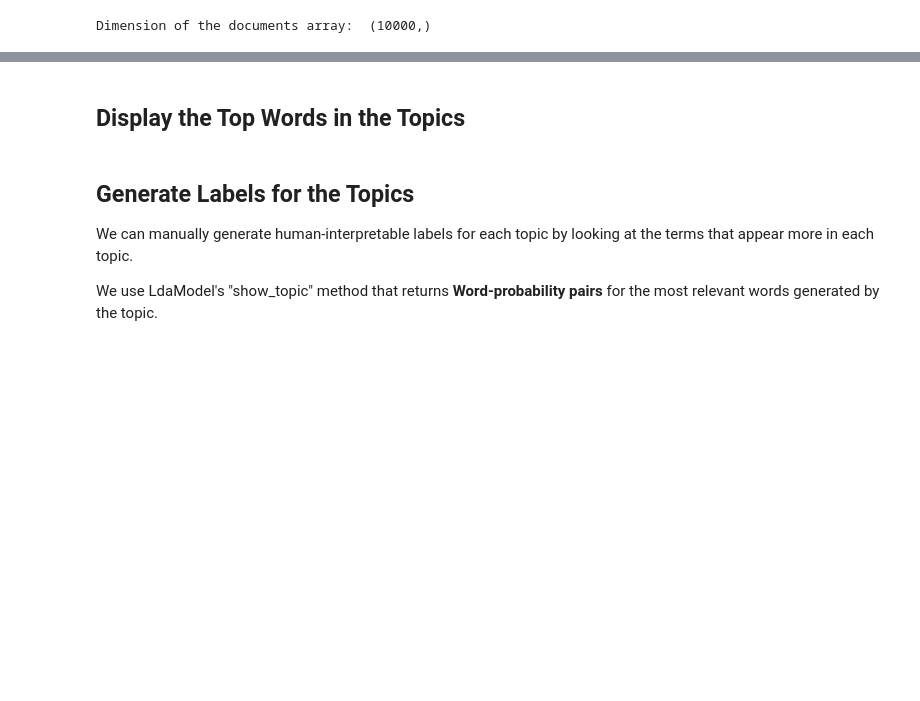
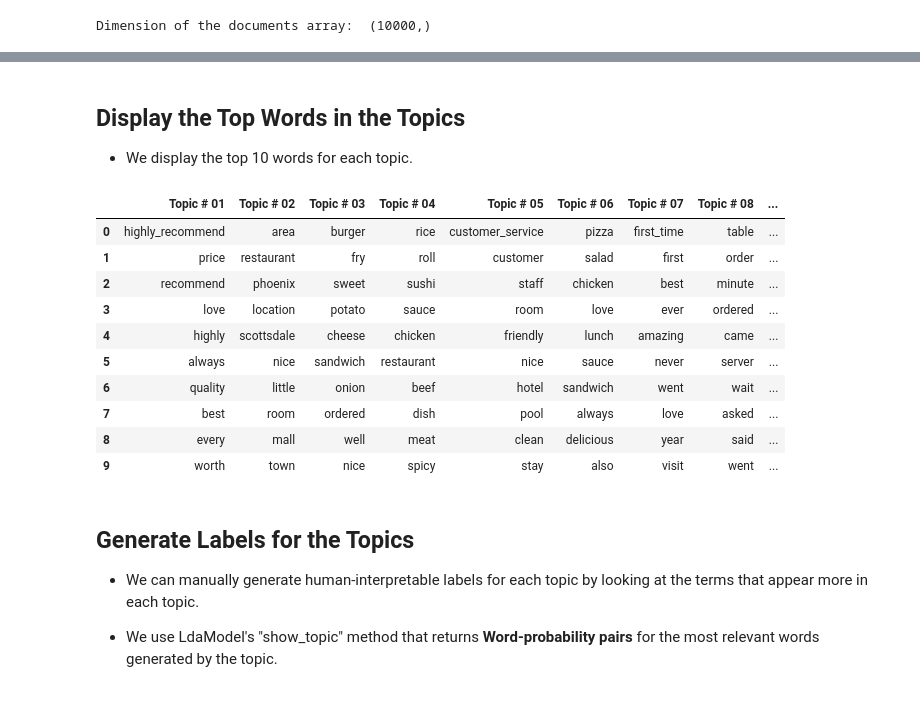
Before and after one commit to rojinadeuja/Yelp_Data_Modelling, a Jupyter notebook: 02_topic_modelling_with_LDA.ipynb, the cells around one changed output, grey strips where cells are left out. Saved outputs shown, nothing was run; the diff lists cells and outputs as text; code cells hidden in the pictures; blank space fills up the shorter version.

Commit message:
Added description and changed model parameters

```diff
--- a/02_topic_modelling_with_LDA.ipynb
+++ b/02_topic_modelling_with_LDA.ipynb
@@ -174,8 +191,8 @@ We find all the combinations of Bigrams and Trigrams. Then, we keep only the fre
 # %%
 from gensim.models import Phrases
 
-bigram = Phrases(docs, min_count=300) # Add bigrams (if appears 300 times or more)
-trigram = Phrases(bigram[docs], min_count=300) # Add trigrams (if appears 300 times or more)
+bigram = Phrases(docs, min_count=200) # Add bigrams (if appears 300 times or more)
+trigram = Phrases(bigram[docs], min_count=200) # Add trigrams (if appears 300 times or more)
 
 for idx in range(len(docs)):
     for token in bigram[docs[idx]]:
@@ -205,3 +221,0 @@ Number of unique words in initital documents: 26643
-# %%
-for i in range (0 , 100):
-    print(dictionary[i]) #View first 100 words in the dictionary
@@ -255 +252,4 @@ Number of unique tokens: 353
 Number of documents: 10000
+# %%
+for i in range (0 , 324):
+    print(dictionary[i]) #View first 100 words in the dictionary
@@ -416,21 +456,36 @@ Therefore, to get a better sense of terms per topic we use $\lambda = 0$.
 # %% [markdown]
 ## Display the Top Words in the Topics
+
+- We display the top 10 words for each topic.
 # %%
 def get_lda_topics(model, num_topics, top_words):
+    '''Function to return top words for num_topics'''
     word_dict = {};
     for i in range(num_topics):
         words = model.show_topic(i, topn = top_words);
         word_dict['Topic # ' + '{:02d}'.format(i+1)] = [i[0] for i in words];
     return pd.DataFrame(word_dict)
 # %%
-get_lda_topics(model, num_topics, 20)
+get_lda_topics(model, num_topics, 10) #View top 20 words for each topic
+# %% [output]
+|  | Topic # 01 | Topic # 02 | Topic # 03 | Topic # 04 | Topic # 05 | Topic # 06 | Topic # 07 | Topic # 08 | ... |
+| 0 | highly_recommend | area | burger | rice | customer_service | pizza | first_time | table | ... |
+| 1 | price | restaurant | fry | roll | customer | salad | first | order | ... |
+| 2 | recommend | phoenix | sweet | sushi | staff | chicken | best | minute | ... |
+| 3 | love | location | potato | sauce | room | love | ever | ordered | ... |
+| 4 | highly | scottsdale | cheese | chicken | friendly | lunch | amazing | came | ... |
+| 5 | always | nice | sandwich | restaurant | nice | sauce | never | server | ... |
+| 6 | quality | little | onion | beef | hotel | sandwich | went | wait | ... |
+| 7 | best | room | ordered | dish | pool | always | love | asked | ... |
+| 8 | every | mall | well | meat | clean | delicious | year | said | ... |
+| 9 | worth | town | nice | spicy | stay | also | visit | went | ... |
 # %% [markdown]
 ## Generate Labels for the Topics
 
-We can manually generate human-interpretable labels for each topic by looking at the terms that appear more in each topic.
+- We can manually generate human-interpretable labels for each topic by looking at the terms that appear more in each topic.
 
 
-We use LdaModel's "show_topic" method that returns **Word-probability pairs** for the most relevant words generated by the topic.
+- We use LdaModel's "show_topic" method that returns **Word-probability pairs** for the most relevant words generated by the topic.
 # %%
 def explore_topic(lda_model, topic_number, topn, output=True):
     """
```
Also changed, not shown: parts of 33 cells of this notebook.
